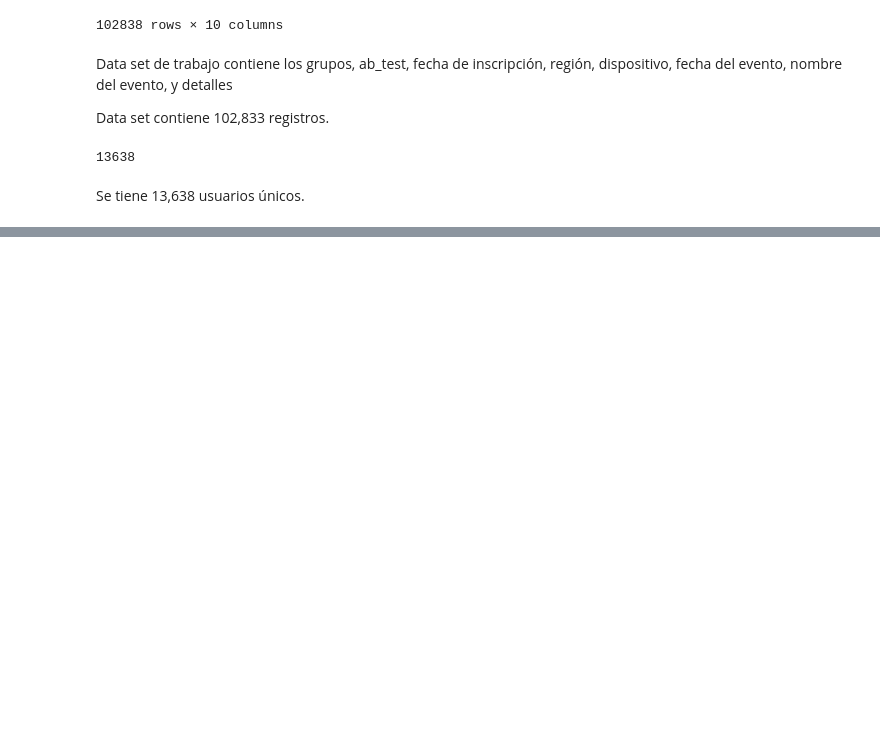
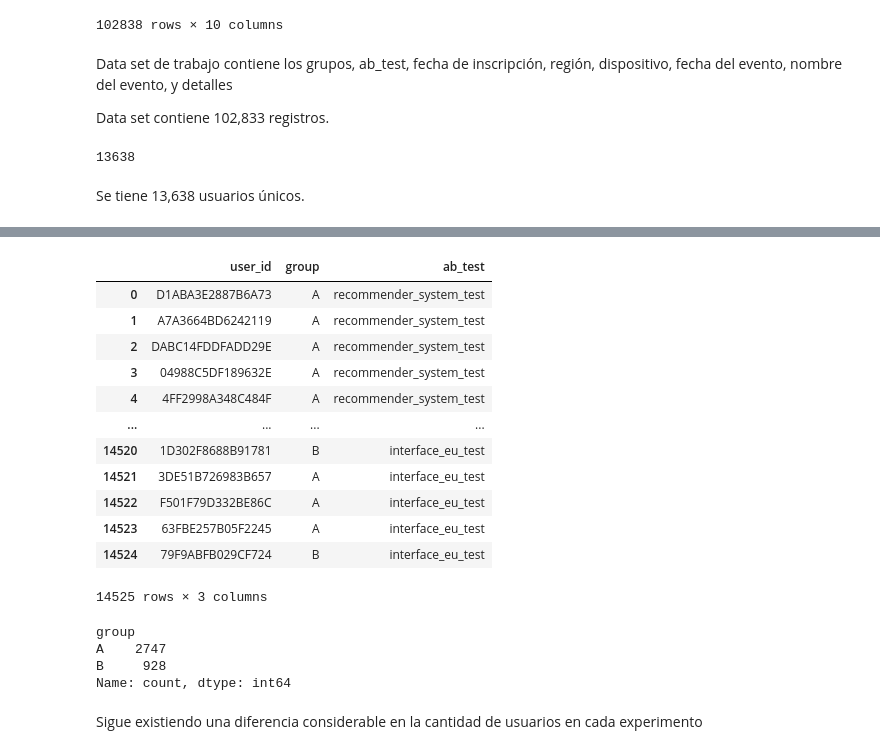
Before and after one commit to Alop89/integral_project, a Jupyter notebook: a_b_test/a_b_test.ipynb, the cells around one changed output, grey strips where cells are left out. Drawn from its saved outputs; the diff is of its cells as text; code cells hidden in the pictures; blank space fills up the shorter version.

Commit message:
Creación de rama experiment_1

```diff
--- a/a_b_test/a_b_test.ipynb
+++ b/a_b_test/a_b_test.ipynb
@@ -427,0 +428,26 @@ wdataset_filtered_groups
+# %%
+final_ab_participants_data
+# %% [output]
+|  | user_id | group | ab_test |
+| 0 | D1ABA3E2887B6A73 | A | recommender_system_test |
+| 1 | A7A3664BD6242119 | A | recommender_system_test |
+| 2 | DABC14FDDFADD29E | A | recommender_system_test |
+| 3 | 04988C5DF189632E | A | recommender_system_test |
+| 4 | 4FF2998A348C484F | A | recommender_system_test |
+| ... | ... | ... | ... |
+| 14520 | 1D302F8688B91781 | B | interface_eu_test |
+| 14521 | 3DE51B726983B657 | A | interface_eu_test |
+| 14522 | F501F79D332BE86C | A | interface_eu_test |
+| 14523 | 63FBE257B05F2245 | A | interface_eu_test |
+| 14524 | 79F9ABFB029CF724 | B | interface_eu_test |
+14525 rows × 3 columns
+# %%
+final_ab_filter_by_experiment = final_ab_participants_data[final_ab_participants_data['ab_test'] == 'recommender_system_test']
+final_ab_filter_by_experiment['group'].value_counts()
+# %% [output]
+group
+A    2747
+B     928
+Name: count, dtype: int64
+# %% [markdown]
+Sigue existiendo una diferencia considerable en la cantidad de usuarios en cada experimento
```
Also changed, not shown: parts of 9 cells of this notebook.
